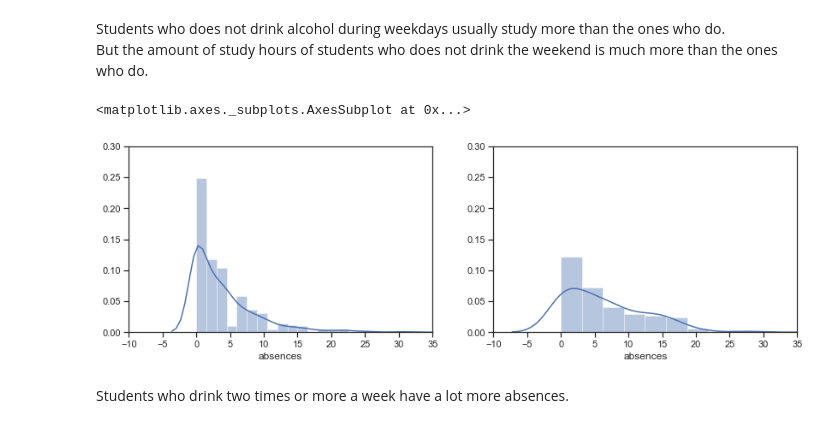
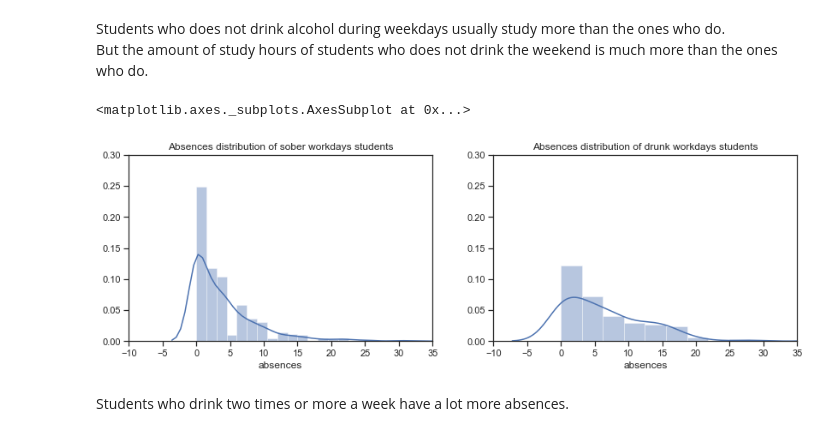
Before and after one commit to ConsciousML/Naive-Bayes-Classifier-from-scratch, a Jupyter notebook: Naive Bayes.ipynb, the cells around one changed output. Saved outputs shown, nothing was run; the diff lists cells and outputs as text; code cells hidden in the pictures.

```diff
--- a/Naive Bayes.ipynb
+++ b/Naive Bayes.ipynb
@@ -156,16 +156,18 @@ But the amount of study hours of students who does not drink the weekend is much
 # %%
 sober_absences = students.loc[students['Dalc'] <= 2, 'absences']
 drunk_absences = students.loc[students['Dalc'] > 2, 'absences']
 _, (ax1, ax2) = plt.subplots(1, 2, figsize=(14, 4))
 
 ax1.set_xlim(-10, 35)
 ax2.set_xlim(-10, 35)
 ax1.set_ylim(0, 0.30)
 ax2.set_ylim(0, 0.30)
+ax1.set_title('Absences distribution of sober workdays students')
+ax2.set_title('Absences distribution of drunk workdays students')
 sns.distplot(sober_absences, ax=ax1)
 sns.distplot(drunk_absences, ax=ax2)
 # %% [output]
 <matplotlib.axes._subplots.AxesSubplot at 0x...>
-[figure, old version]
+[figure, new version]
 # %% [markdown]
 Students who drink two times or more a week have a lot more absences.<br>
```
Also changed, not shown: parts of 3 cells of this notebook.
